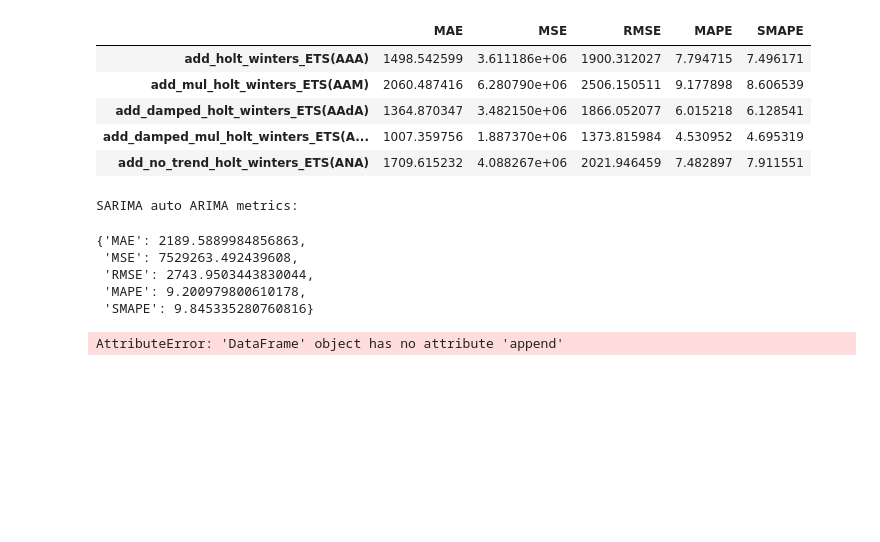
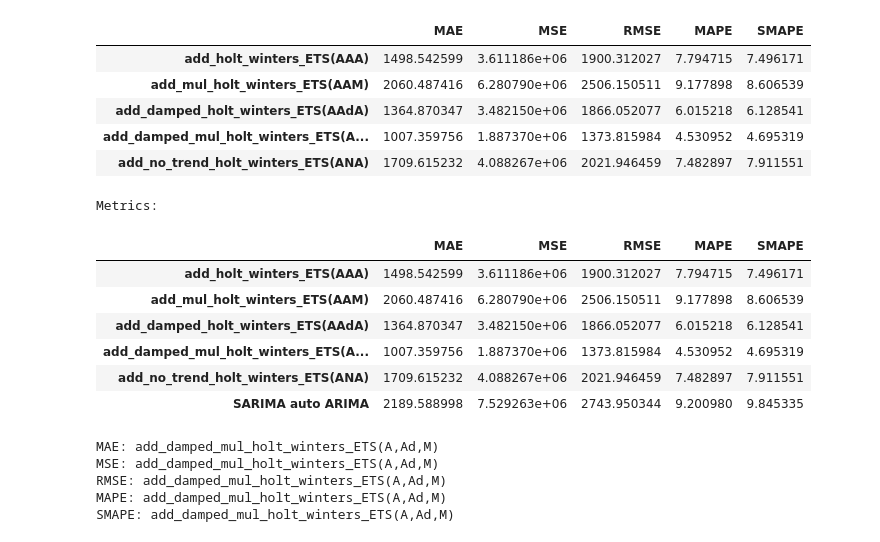
Before and after one commit to iamr0b0tx/getting-started-with-time-series-forcasting, a Jupyter notebook: main.ipynb, the cells around one changed output. Saved outputs shown, nothing was run; the diff lists cells and outputs as text; code cells hidden in the pictures; blank space fills up the shorter version.

Commit message:
compute metrics of all clasical methods

```diff
--- a/main.ipynb
+++ b/main.ipynb
@@ -856,16 +856,25 @@ Metrics:
 | add_damped_mul_holt_winters_ETS(A... | 1007.359756 | 1.887370e+06 | 1373.815984 | 4.530952 | 4.695319 |
 | add_no_trend_holt_winters_ETS(ANA) | 1709.615232 | 4.088267e+06 | 2021.946459 | 7.482897 | 7.911551 |
 # %%
-print(f"{sarima_name} metrics: ")
-compute_metrics(test, sarima_mean_predictions)
+metrics.loc[sarima_name] = compute_metrics(test, sarima_mean_predictions)
+
+print(f"Metrics: ")
+metrics
 # %% [output]
-SARIMA auto ARIMA metrics:
+Metrics:
-{'MAE': 2189.5889984856863,
- 'MSE': 7529263.492439608,
- 'RMSE': 2743.9503443830044,
- 'MAPE': 9.200979800610178,
- 'SMAPE': 9.845335280760816}
+|  | MAE | MSE | RMSE | MAPE | SMAPE |
+| add_holt_winters_ETS(AAA) | 1498.542599 | 3.611186e+06 | 1900.312027 | 7.794715 | 7.496171 |
+| add_mul_holt_winters_ETS(AAM) | 2060.487416 | 6.280790e+06 | 2506.150511 | 9.177898 | 8.606539 |
+| add_damped_holt_winters_ETS(AAdA) | 1364.870347 | 3.482150e+06 | 1866.052077 | 6.015218 | 6.128541 |
+| add_damped_mul_holt_winters_ETS(A... | 1007.359756 | 1.887370e+06 | 1373.815984 | 4.530952 | 4.695319 |
+| add_no_trend_holt_winters_ETS(ANA) | 1709.615232 | 4.088267e+06 | 2021.946459 | 7.482897 | 7.911551 |
+| SARIMA auto ARIMA | 2189.588998 | 7.529263e+06 | 2743.950344 | 9.200980 | 9.845335 |
 # %%
-metrics.loc[sarima_name] = compute_metrics(test, sarima_mean_predictions), index=sarima_name)
+for metric in metrics.columns:
+    print(f"{metric}: {metrics[metric].idxmin()}")
 # %% [output]
-AttributeError: 'DataFrame' object has no attribute 'append'
+MAE: add_damped_mul_holt_winters_ETS(A,Ad,M)
+MSE: add_damped_mul_holt_winters_ETS(A,Ad,M)
+RMSE: add_damped_mul_holt_winters_ETS(A,Ad,M)
+MAPE: add_damped_mul_holt_winters_ETS(A,Ad,M)
+SMAPE: add_damped_mul_holt_winters_ETS(A,Ad,M)
```
